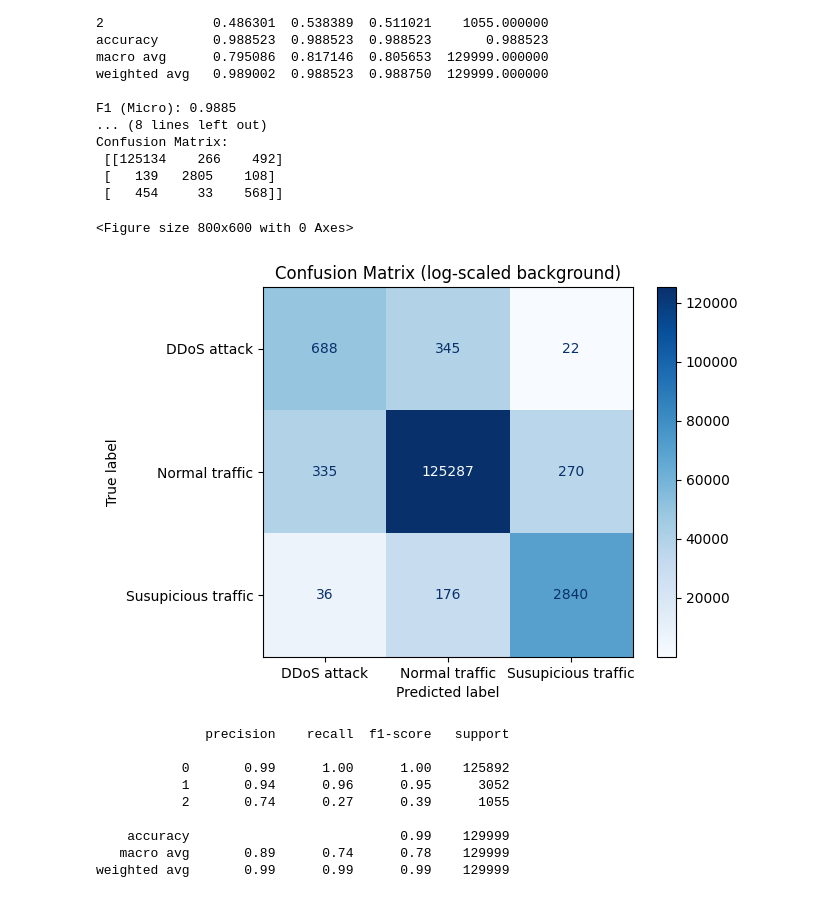
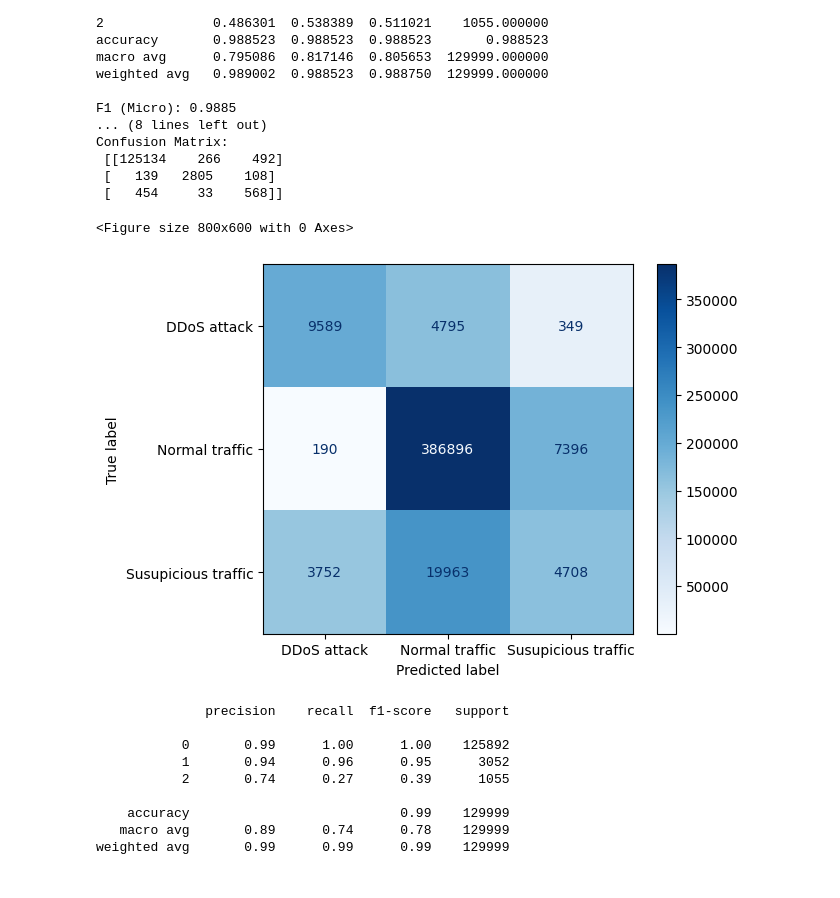
Before and after one commit to ballakrisz/HAML-DDoS, a Jupyter notebook: src/visualization/visualize_features_tmp.ipynb, the cells around one changed output. Drawn from its saved outputs; the diff is of its cells as text; code cells hidden in the pictures.

```diff
--- a/src/visualization/visualize_features_tmp.ipynb
+++ b/src/visualization/visualize_features_tmp.ipynb
@@ -470,35 +617,46 @@ import matplotlib.pyplot as plt
 from sklearn.metrics import ConfusionMatrixDisplay
 
 # Your confusion matrix
 cm = np.array([
     [125287, 270, 335],
     [176, 2840, 36],
     [345, 22, 688]
 ])
 
 cm = np.array([
     [688, 345, 22],
     [335, 125287, 270],
     [36, 176, 2840]
 ])
 
+cm = np.array([
+    [686, 348, 21],
+    [399, 125190, 303],
+    [51, 100, 2901]
+])
+
+cm = np.array([
+    [9589, 4795, 349],
+    [190, 386896, 7396],
+    [3752, 19963, 4708]
+])
+
 
 
 # Optional: class labels, replace with your actual class names if needed
 labels = ['DDoS attack', 'Normal traffic', 'Susupicious traffic']
 
 # Create ConfusionMatrixDisplay
 plt.figure(figsize=(8, 6))
 disp = ConfusionMatrixDisplay(confusion_matrix=cm, display_labels=labels)
 disp.plot(cmap='Blues', values_format='d')
 
 # Overlay with log-transformed heatmap
 plt.imshow(np.log1p(cm), cmap='Blues')  # alpha for transparency
-plt.title("Confusion Matrix (log-scaled background)")
 plt.show()
 # %% [output]
 <Figure size 800x600 with 0 Axes>
-[figure, old version]
+[figure, new version]
 # %%
 from sklearn.metrics import classification_report
 
```
Also changed, not shown: parts of 6 cells of this notebook, 18 other files.
